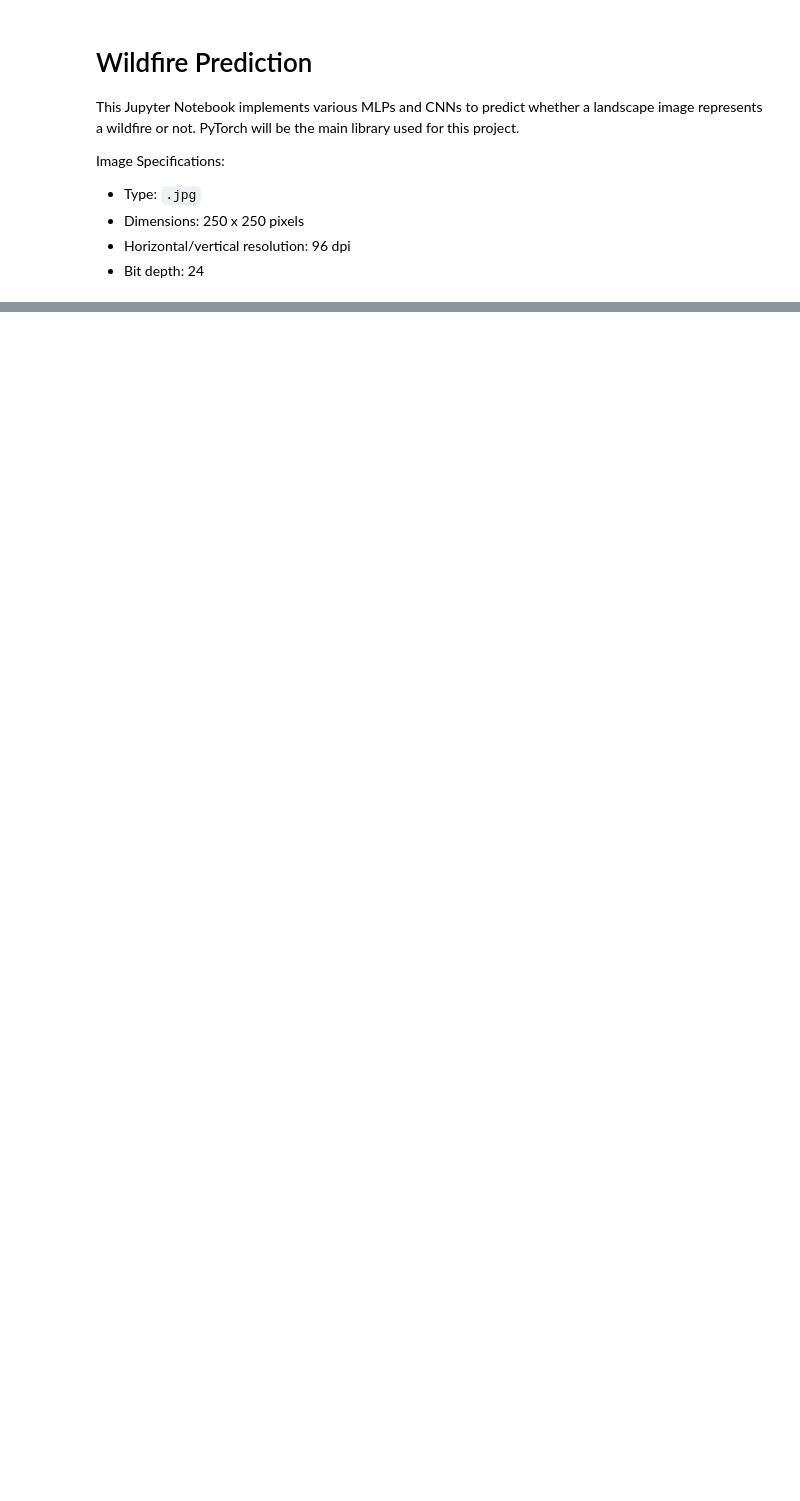
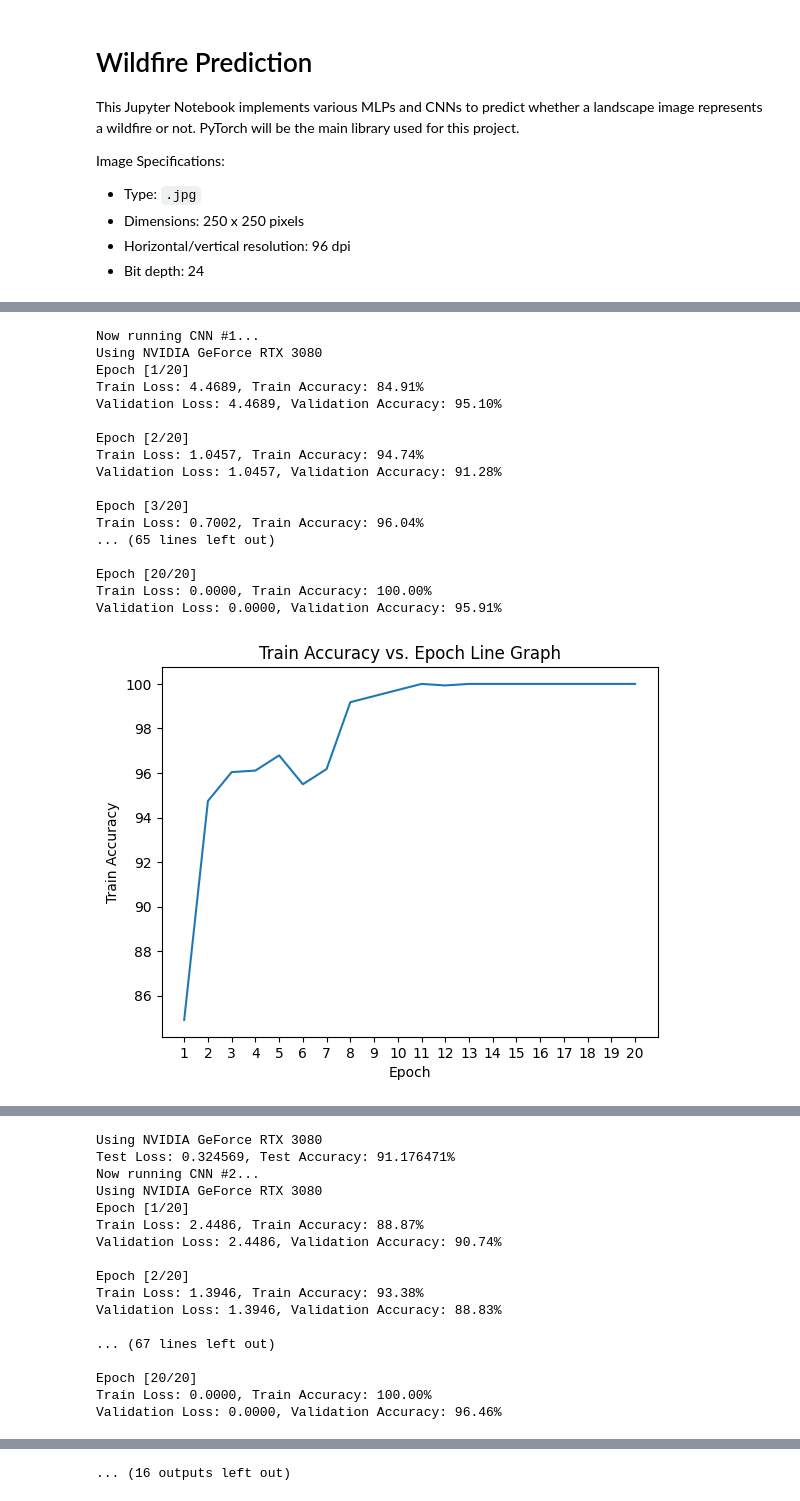
Before and after one commit to jontruong05/wildfire-detection, a Jupyter notebook: wildfire_prediction.ipynb, the cells around one changed output, grey strips where cells are left out. Cells and saved outputs as stored; diff of their text form; code cells hidden in the pictures; blank space fills up the shorter version.

Commit message:
finished all MLP and CNN training

```diff
--- a/wildfire_prediction.ipynb
+++ b/wildfire_prediction.ipynb
@@ -133,6 +133,7 @@ class DynamicCNN(nn.Module):
 def train_loop(train_model, train_loader, val_loader, num_epochs, model_num):
 
     device = torch.device('cuda') if torch.cuda.is_available() else torch.device('cpu')
+    print(f'Using {torch.cuda.get_device_name(device)}')
     model = train_model.to(device)
 
     criterion = nn.CrossEntropyLoss()
@@ -145,7 +146,7 @@ def train_loop(train_model, train_loader, val_loader, num_epochs, model_num):
     if type(train_model) == DynamicMLP:
         file_name = f"mlp_results/mlp{model_num}_results_log.txt"
     else:
-        file_name = f"mlp_results/mlp{model_num}_results_log.txt"
+        file_name = f"cnn_results/cnn{model_num}_results_log.txt"
 
     with open(file_name, 'w') as f:
         for epoch in range(num_epochs):
@@ -232,6 +233,7 @@ def train_loop(train_model, train_loader, val_loader, num_epochs, model_num):
 # Testing loop
 def test_loop(model, test_loader, model_num):
     device = torch.device('cuda') if torch.cuda.is_available() else torch.device('cpu')
+    print(f'Using {torch.cuda.get_device_name(device)}')
     model.eval()
     model.to(device)
 
@@ -258,7 +260,7 @@ def test_loop(model, test_loader, model_num):
     if type(model) == DynamicMLP:
         file_name = f"mlp_results/mlp{model_num}_results_log.txt"
     else:
-        file_name = f"cnn_results/mlp{model_num}_results_log.txt"
+        file_name = f"cnn_results/cnn{model_num}_results_log.txt"
 
     with open(file_name, 'a') as f:
         test_str = f"Test Loss: {avg_loss:4f}, Test Accuracy: {accuracy:2f}%"
@@ -338,5 +319,25 @@ for mlp in mlps:
 # %%
 # Loop to train, validate, and test all CNNs
 for i in range(9):
     print(f'Now running CNN #{i+1}...')
     run_process(cnns[i], train_loader, val_loader, test_loader, num_epochs, i + 1)
+    torch.save(cnns[i].state_dict(), f"cnn_models/cnn_{i+1}.pth")
+# %% [output]
+Now running CNN #1...
+Using NVIDIA GeForce RTX 3080
+Epoch [1/20]
+Train Loss: 4.4689, Train Accuracy: 84.91%
+Validation Loss: 4.4689, Validation Accuracy: 95.10%
+
+Epoch [2/20]
+Train Loss: 1.0457, Train Accuracy: 94.74%
+Validation Loss: 1.0457, Validation Accuracy: 91.28%
+
+Epoch [3/20]
+Train Loss: 0.7002, Train Accuracy: 96.04%
+... (65 lines left out)
+
+Epoch [20/20]
+Train Loss: 0.0000, Train Accuracy: 100.00%
+Validation Loss: 0.0000, Validation Accuracy: 95.91%
+[figure, added]
@@ -342,0 +345,17 @@ for i in range(9):
+Using NVIDIA GeForce RTX 3080
+Test Loss: 0.324569, Test Accuracy: 91.176471%
+Now running CNN #2...
+Using NVIDIA GeForce RTX 3080
+Epoch [1/20]
+Train Loss: 2.4486, Train Accuracy: 88.87%
+Validation Loss: 2.4486, Validation Accuracy: 90.74%
+
+Epoch [2/20]
+Train Loss: 1.3946, Train Accuracy: 93.38%
+Validation Loss: 1.3946, Validation Accuracy: 88.83%
+
+... (67 lines left out)
+
+Epoch [20/20]
+Train Loss: 0.0000, Train Accuracy: 100.00%
+Validation Loss: 0.0000, Validation Accuracy: 96.46%
@@ -342,0 +402 @@ for i in range(9):
+... (16 outputs left out)
```
Also changed, not shown: parts of 2 cells of this notebook, 51 other files.
